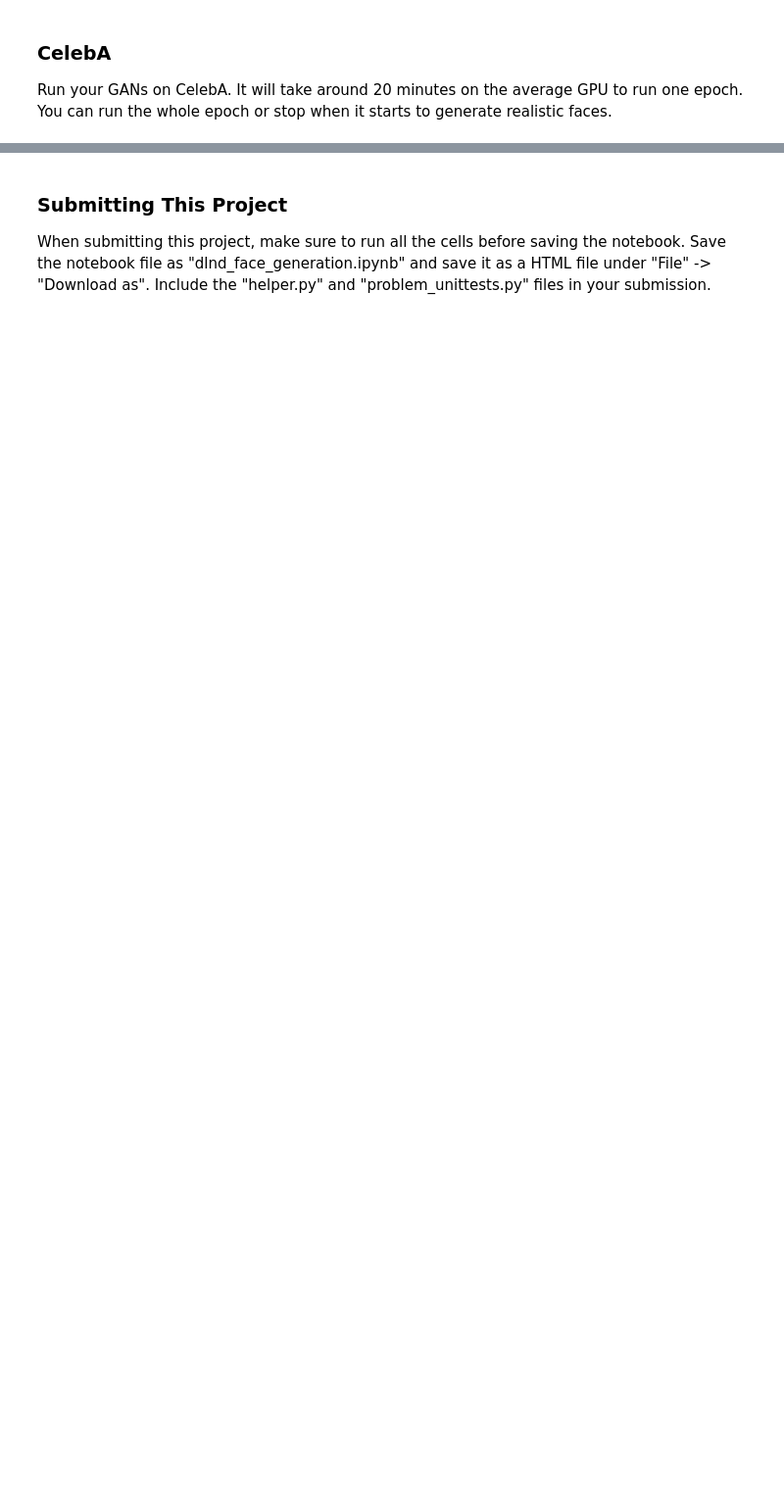
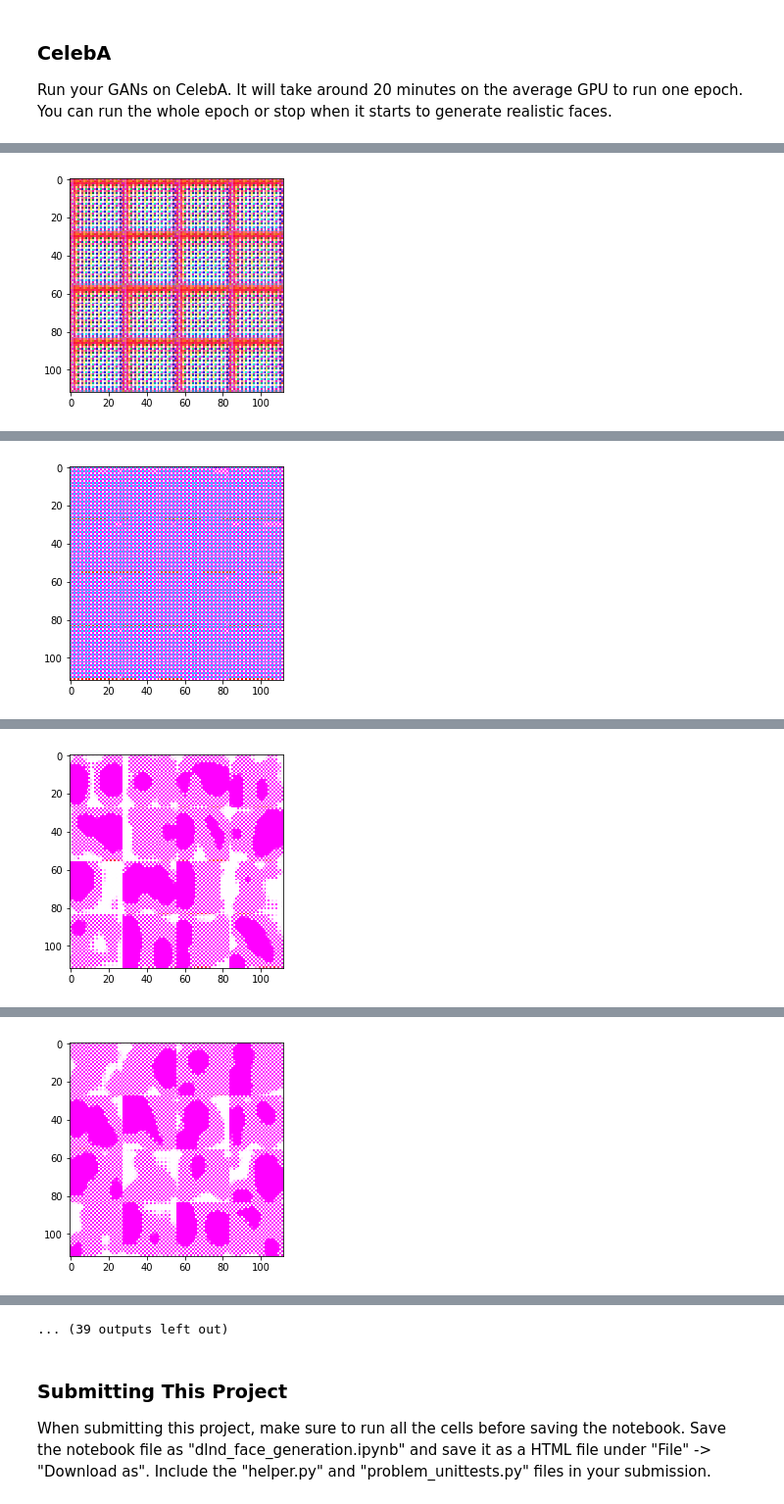
Before and after one commit to srdantas/gan-face-generator, a Jupyter notebook: face_generation.ipynb, the cells around one changed output, grey strips where cells are left out. Shown: that part at 98% size. Drawn from its saved outputs; the diff is of its cells as text; code cells hidden in the pictures; blank space fills up the shorter version.

```diff
--- a/face_generation.ipynb
+++ b/face_generation.ipynb
@@ -353,11 +349,10 @@ KeyboardInterrupt:
 ### CelebA
 Run your GANs on CelebA.  It will take around 20 minutes on the average GPU to run one epoch.  You can run the whole epoch or stop when it starts to generate realistic faces.
 # %%
-batch_size = 64
+batch_size = 32
 z_dim = 100
-learning_rate = 0.001
-beta1 = 0.1
-
+learning_rate = 0.005
+beta1 = 0.4
 
 """
 DON'T MODIFY ANYTHING IN THIS CELL THAT IS BELOW THIS LINE
@@ -368,3 +363,4 @@ celeba_dataset = helper.Dataset('celeba', glob(os.path.join(data_dir, 'img_align
 with tf.Graph().as_default():
     train(epochs, batch_size, z_dim, learning_rate, beta1, celeba_dataset.get_batches,
           celeba_dataset.shape, celeba_dataset.image_mode)
+# %% [output]
@@ -370,0 +368 @@ with tf.Graph().as_default():
+[figure, added]
@@ -370,0 +370 @@ with tf.Graph().as_default():
+[figure, added]
@@ -370,0 +372 @@ with tf.Graph().as_default():
+[figure, added]
@@ -370,0 +374 @@ with tf.Graph().as_default():
+[figure, added]
@@ -371,3 +379,4 @@ with tf.Graph().as_default():
+... (39 outputs left out)
 # %% [markdown]
 ### Submitting This Project
 When submitting this project, make sure to run all the cells before saving the notebook. Save the notebook file as "dlnd_face_generation.ipynb" and save it as a HTML file under "File" -> "Download as". Include the "helper.py" and "problem_unittests.py" files in your submission.
```
Also changed, not shown: parts of 9 cells of this notebook, 1 other file.
